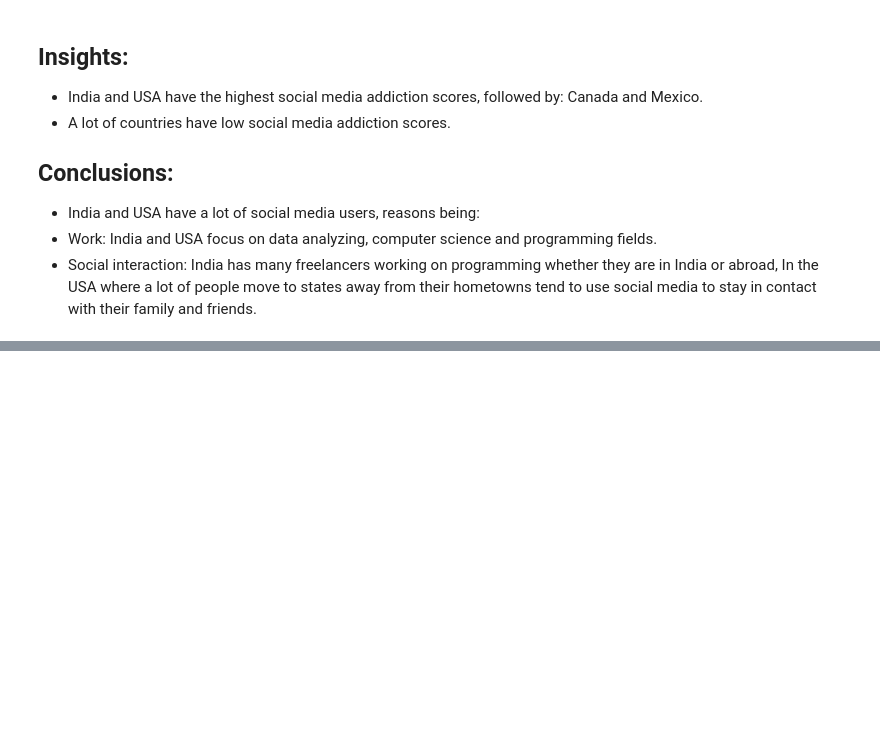
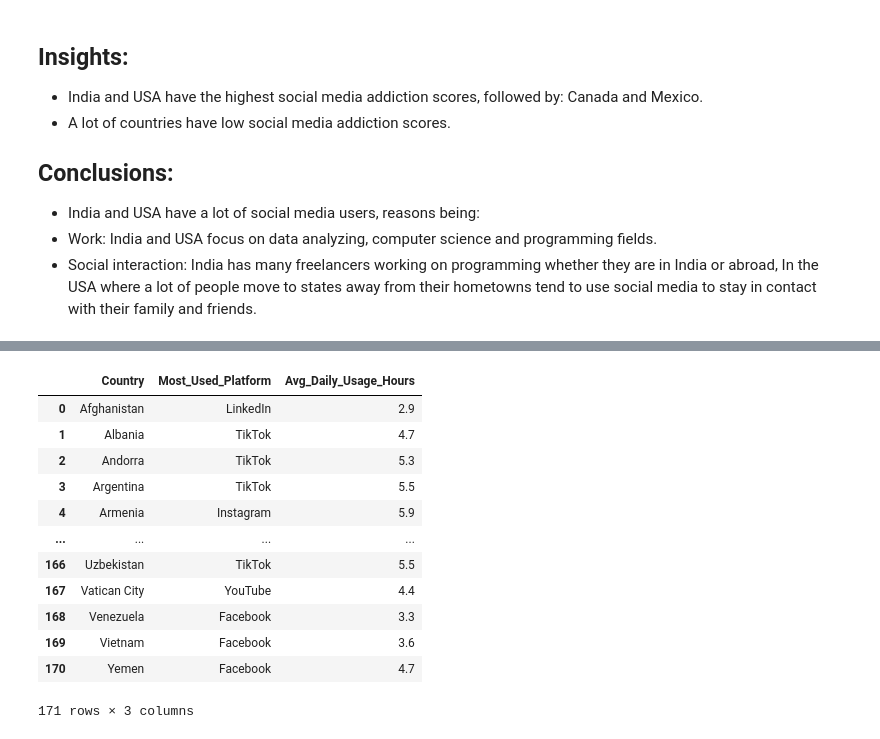
Before and after one commit to Fady-Foash97/Data-analysis-using-Pandas, a Jupyter notebook: Student social media addiction.ipynb, the cells around one changed output, grey strips where cells are left out. Cells and saved outputs as stored; diff of their text form; code cells hidden in the pictures; blank space fills up the shorter version.

```diff
--- a/Student social media addiction.ipynb
+++ b/Student social media addiction.ipynb
@@ -280,0 +411,16 @@ fig.show()
+# %%
+countries_use
+# %% [output]
+|  | Country | Most_Used_Platform | Avg_Daily_Usage_Hours |
+| 0 | Afghanistan | LinkedIn | 2.9 |
+| 1 | Albania | TikTok | 4.7 |
+| 2 | Andorra | TikTok | 5.3 |
+| 3 | Argentina | TikTok | 5.5 |
+| 4 | Armenia | Instagram | 5.9 |
+| ... | ... | ... | ... |
+| 166 | Uzbekistan | TikTok | 5.5 |
+| 167 | Vatican City | YouTube | 4.4 |
+| 168 | Venezuela | Facebook | 3.3 |
+| 169 | Vietnam | Facebook | 3.6 |
+| 170 | Yemen | Facebook | 4.7 |
+171 rows × 3 columns
```
Also changed, not shown: parts of 22 cells of this notebook.
